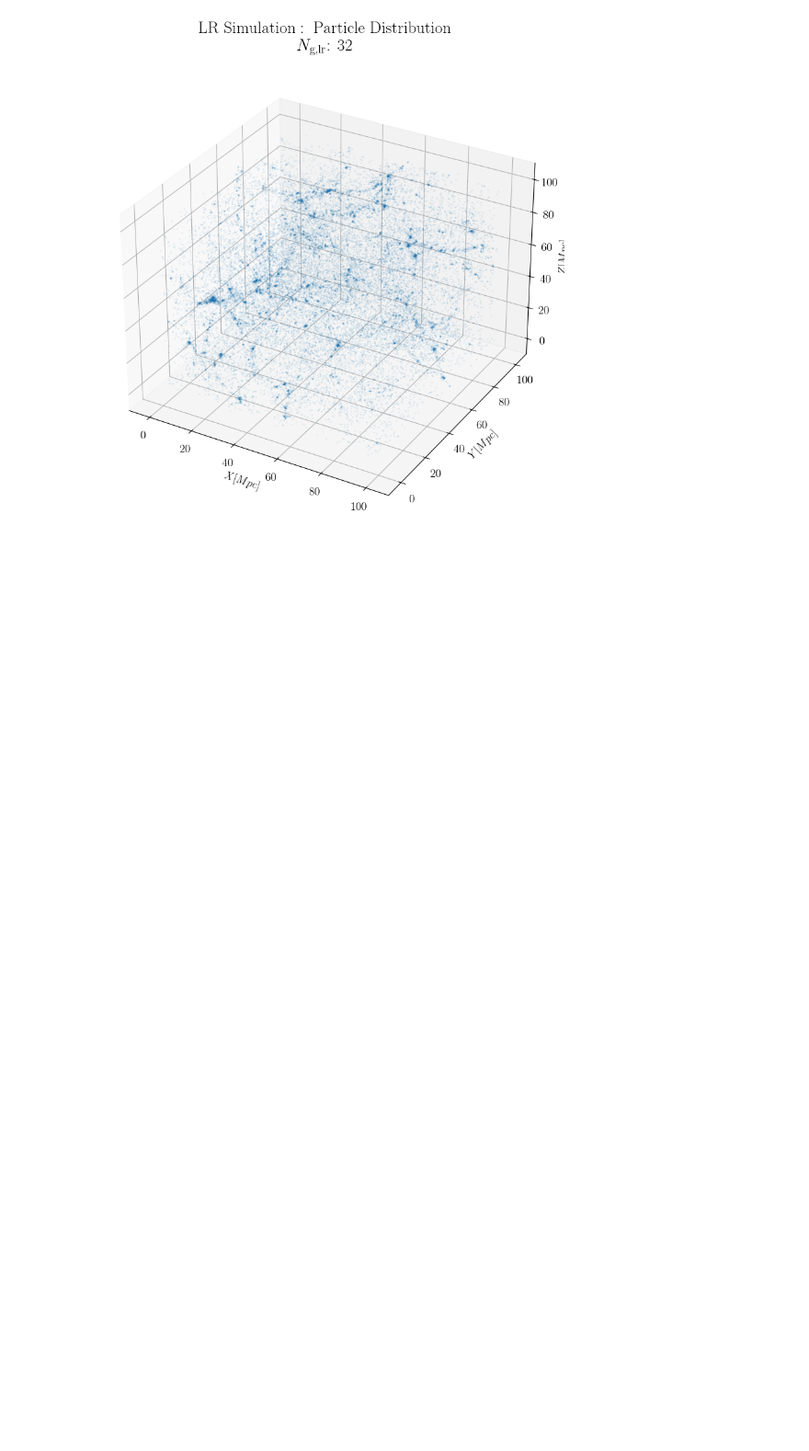
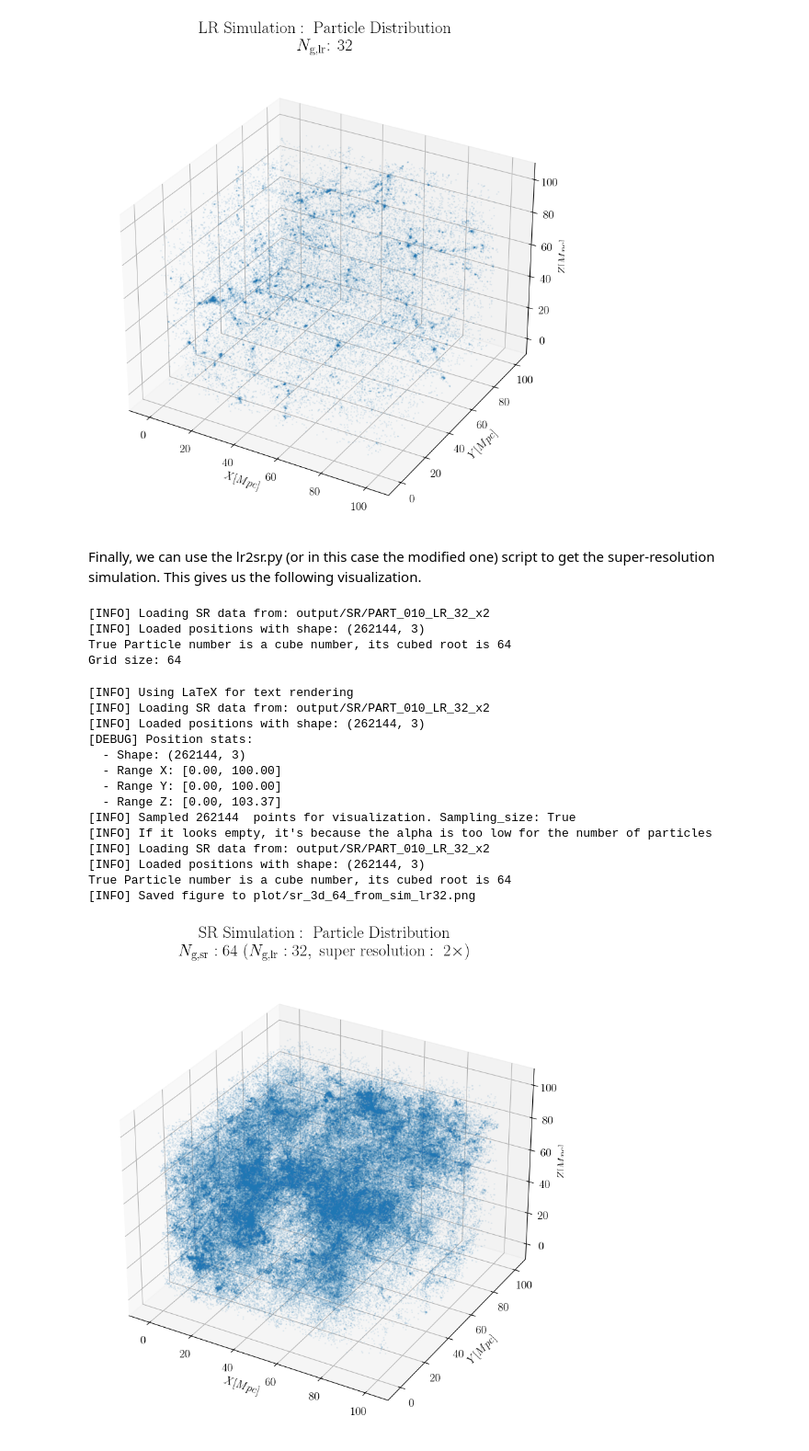
Before and after one commit to Piero3vis/SRS-map2map, a Jupyter notebook: vis_notebook.ipynb, the cells around one changed output. Shown at 92% size. Drawn from its saved outputs; the diff is of its cells as text; code cells hidden in the pictures; blank space fills up the shorter version.

```diff
--- a/vis_notebook.ipynb
+++ b/vis_notebook.ipynb
@@ -72,3 +84,38 @@ visualize_lr.visualize_lr_3d(
 True Particle number is a cube number, its cubed root is 32
 [INFO] Saved figure to plot/lr_3d_32_from_sim_lr32.png
 [figure]
+# %% [markdown]
+Finally, we can use the lr2sr.py (or in this case the modified one) script to get the super-resolution simulation. This gives us the following visualization.
+# %%
+sr_path = "output/SR/PART_010_LR_32_x2"
+grid_size = visualize_sr.check_shape(sr_path)
+print(f"Grid size: {grid_size}")
+# %% [output]
+[INFO] Loading SR data from: output/SR/PART_010_LR_32_x2
+[INFO] Loaded positions with shape: (262144, 3)
+True Particle number is a cube number, its cubed root is 64
+Grid size: 64
+# %%
+sr_params = {
+    'downsample_factor': 64,
+    'box_size': 100.0,
+    's': 0.8,
+    'alpha': 0.08
+}
+visualize_sr.visualize_sr_3d(sr_path,**sr_params)
+# %% [output]
+[INFO] Using LaTeX for text rendering
+[INFO] Loading SR data from: output/SR/PART_010_LR_32_x2
+[INFO] Loaded positions with shape: (262144, 3)
+[DEBUG] Position stats:
+  - Shape: (262144, 3)
+  - Range X: [0.00, 100.00]
+  - Range Y: [0.00, 100.00]
+  - Range Z: [0.00, 103.37]
+[INFO] Sampled 262144  points for visualization. Sampling_size: True
+[INFO] If it looks empty, it's because the alpha is too low for the number of particles
+[INFO] Loading SR data from: output/SR/PART_010_LR_32_x2
+[INFO] Loaded positions with shape: (262144, 3)
+True Particle number is a cube number, its cubed root is 64
+[INFO] Saved figure to plot/sr_3d_64_from_sim_lr32.png
+[figure, added]
```
Also changed, not shown: parts of 7 cells of this notebook, 3 other files.
